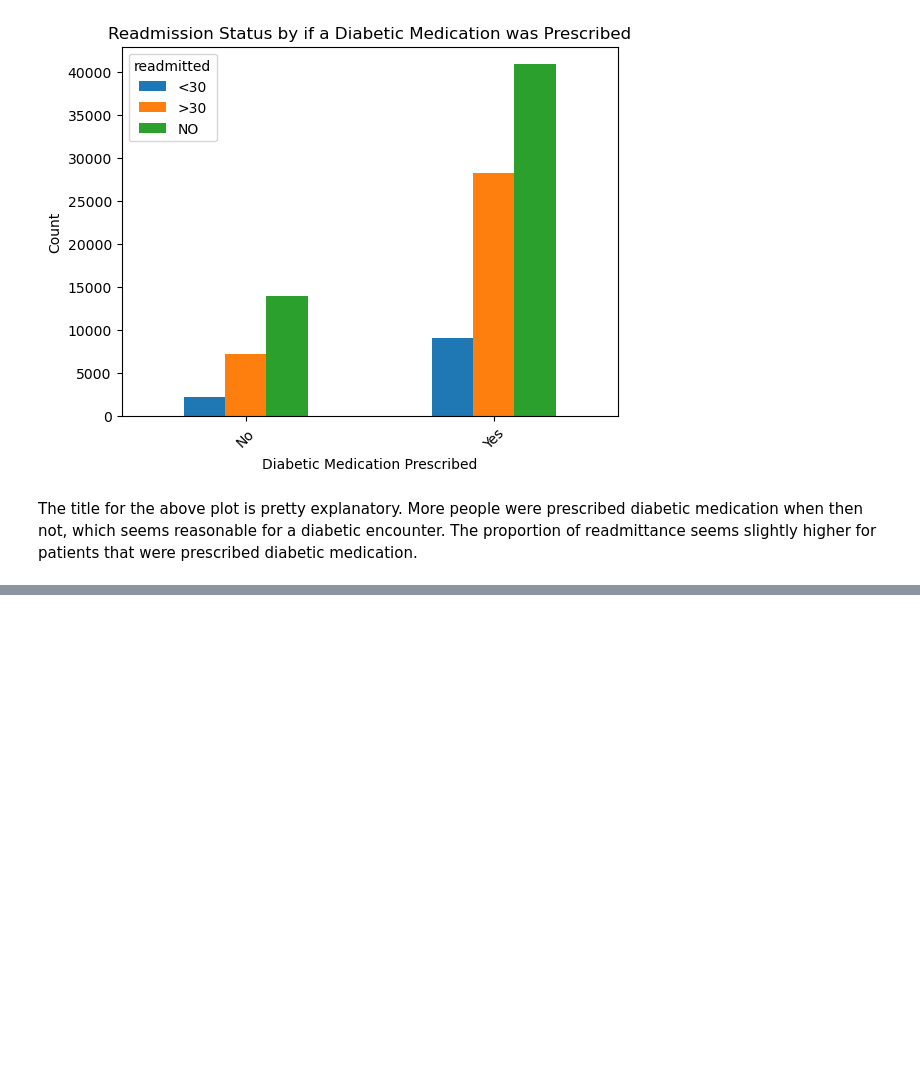
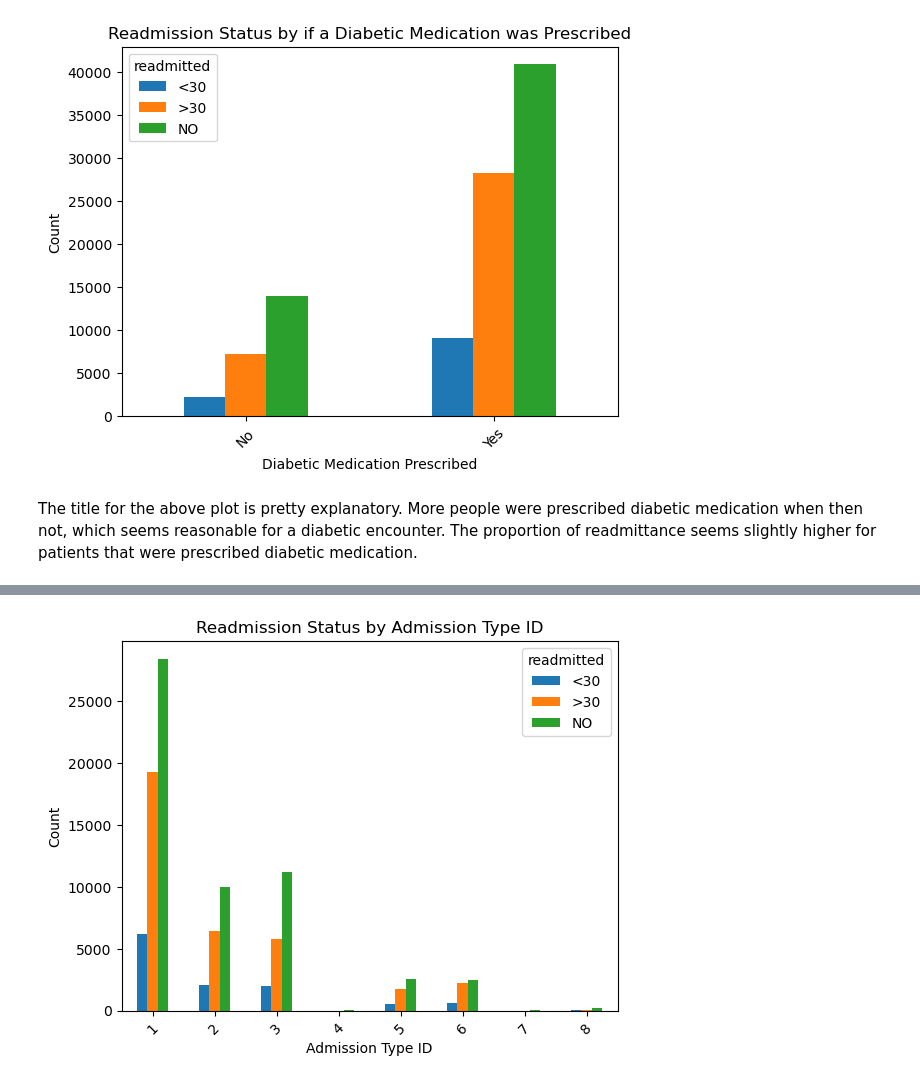
Before and after one commit to cjmagana/predicting_readmission_diabetes, a Jupyter notebook: predicting_readmission_diabetes.ipynb, the cells around one changed output, grey strips where cells are left out. Drawn from its saved outputs; the diff is of its cells as text; code cells hidden in the pictures; blank space fills up the shorter version.

```diff
--- a/predicting_readmission_diabetes.ipynb
+++ b/predicting_readmission_diabetes.ipynb
@@ -1134,0 +1149,19 @@ The title for the above plot is pretty explanatory. More people were prescribed
+# %%
+# Setup data for plotting
+grouped_cols = df.groupby(['admission_type_id', 'readmitted']).size().unstack()
+
+# Plot the grouped bar plot
+grouped_cols.plot(kind='bar', stacked=False)
+
+# Add labels and title
+plt.xlabel('Admission Type ID')
+plt.ylabel('Count')
+plt.title('Readmission Status by Admission Type ID')
+
+# Set the x-axis ticks
+plt.xticks(rotation=45)
+
+# Display the plot
+plt.show()
+# %% [output]
+[figure, added]
```
Also changed, not shown: parts of 35 cells of this notebook.
